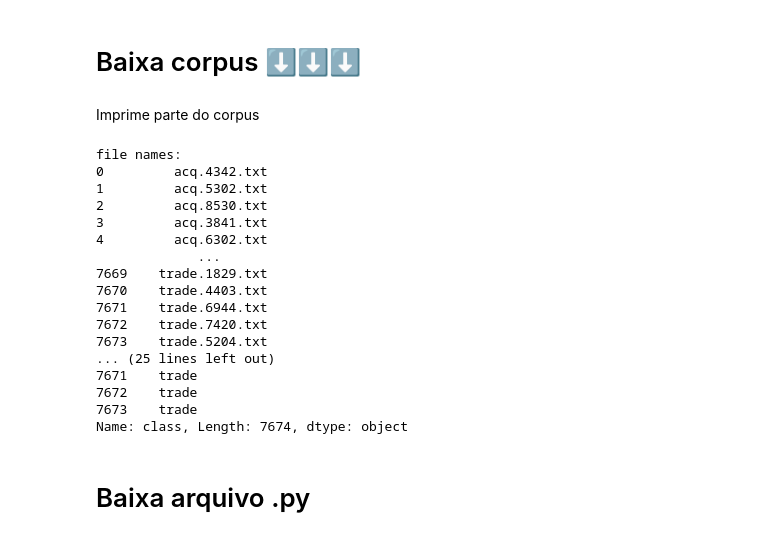
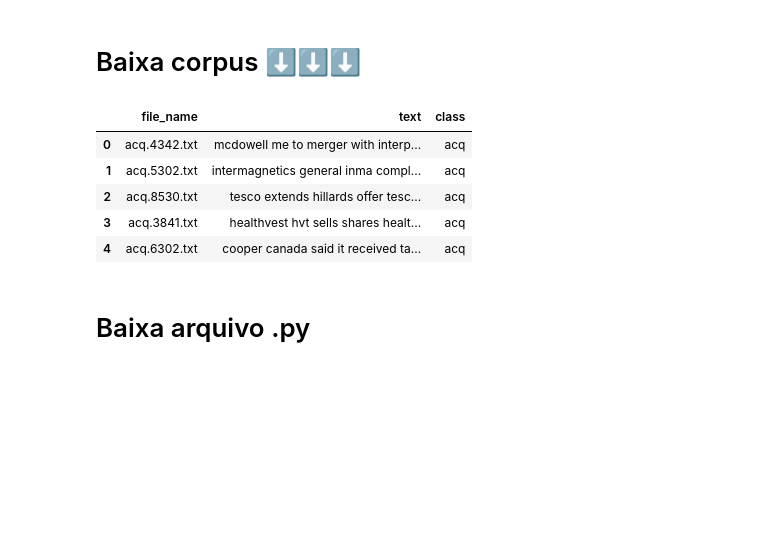
Before and after one commit to AngryLeaderBB/NLP_class_2024, a Jupyter notebook: Atividade_3/test_data2.ipynb, the cells around one changed output. Saved outputs shown, nothing was run; the diff lists cells and outputs as text; code cells hidden in the pictures; blank space fills up the shorter version.

```diff
--- a/Atividade_3/test_data2.ipynb
+++ b/Atividade_3/test_data2.ipynb
@@ -5,53 +5,37 @@
 # %%
 import os
 import zipfile
 import pandas as pd
 
 data_path = "data"
 if not os.path.exists(data_path):
   # Baixa arquivo corpus.zip
   url = "https://raw.githubusercontent.com/AngryLeaderBB/NLP_class_2024/refs/" \
         "heads/main/Atividade_3/csvs.zip"
   cmd = ! wget {url}
 
   # Extrai corpus.zip na pasta corpus
   with zipfile.ZipFile("csvs.zip", 'r') as zip_ref:
       zip_ref.extractall(".")
 
   # Renomea a pasta csvs para data
   os.rename("csvs", data_path)
 
   # Exclui arquivo corpus.zip
   os.remove("csvs.zip")
 
 csv_path = data_path + "/re8.csv"
 
 # Carrega o csv no path csv_path
 data = pd.read_csv(csv_path)
+data.head()
+# %% [output]
+|  | file_name | text | class |
+| 0 | acq.4342.txt | mcdowell me to merger with interp... | acq |
+| 1 | acq.5302.txt | intermagnetics general inma compl... | acq |
+| 2 | acq.8530.txt | tesco extends hillards offer tesc... | acq |
+| 3 | acq.3841.txt | healthvest hvt sells shares healt... | acq |
+| 4 | acq.6302.txt | cooper canada said it received ta... | acq |
-# %% [markdown]
-Imprime parte do corpus
-# %%
-print(f'file names:\n{data["file_name"]}\n----------')
-print(f'texts:\n{data["text"]}\n----------')
-print(f'classes:\n{data["class"]}')
-# %% [output]
-file names:
-0         acq.4342.txt
-1         acq.5302.txt
-2         acq.8530.txt
-3         acq.3841.txt
-4         acq.6302.txt
-             ...
-7669    trade.1829.txt
-7670    trade.4403.txt
-7671    trade.6944.txt
-7672    trade.7420.txt
-7673    trade.5204.txt
-... (25 lines left out)
-7671    trade
-7672    trade
-7673    trade
-Name: class, Length: 7674, dtype: object
 # %% [markdown]
 # Baixa arquivo .py
 # %%
```
Also changed, not shown: parts of 5 cells of this notebook, 2 other files.
